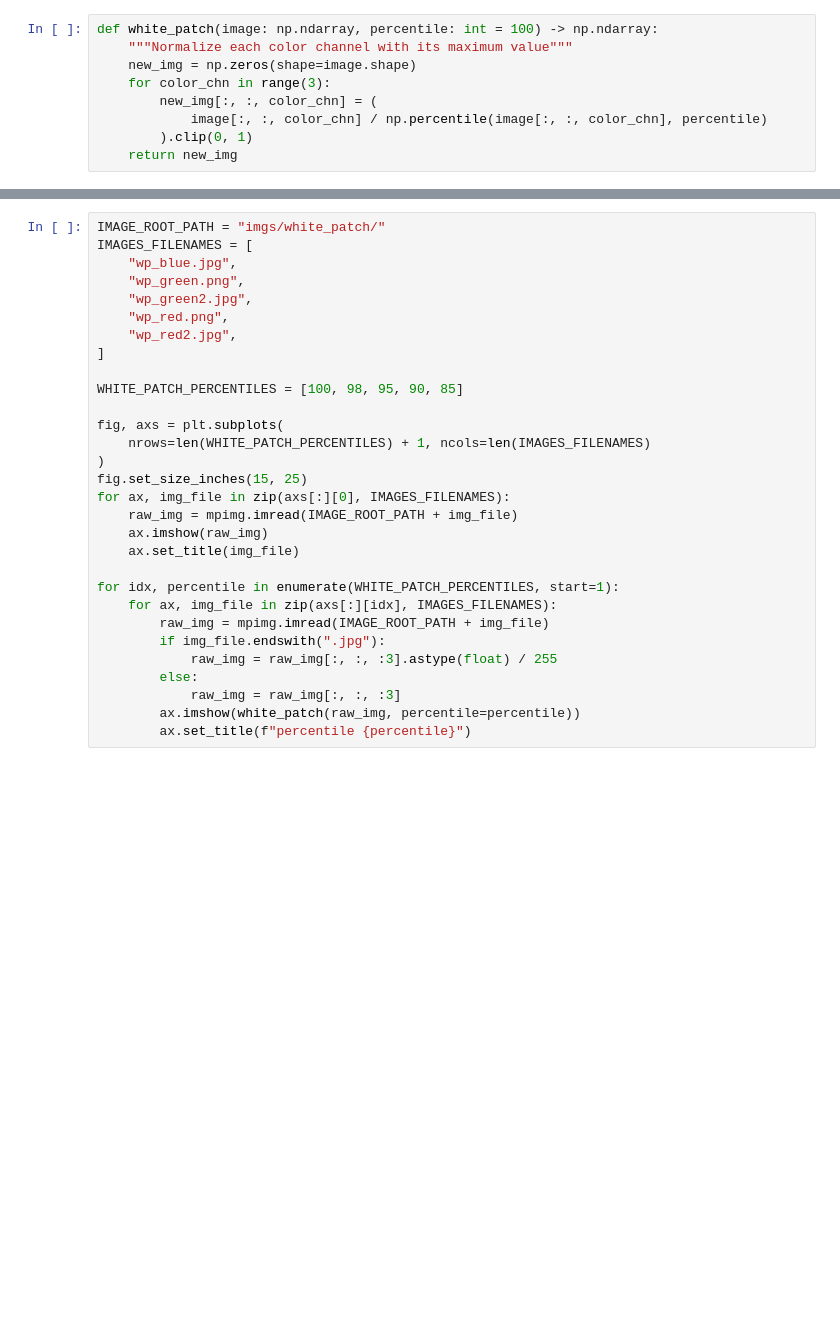
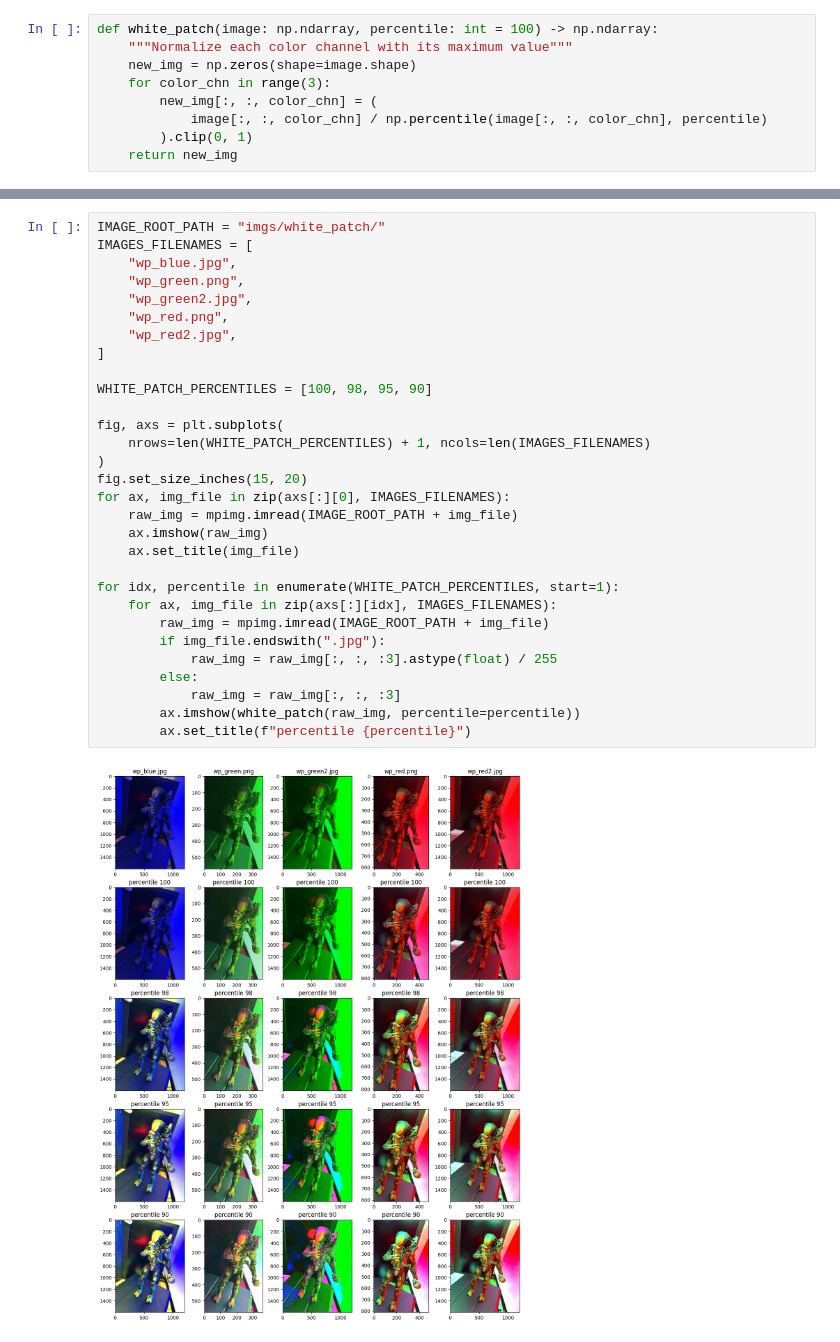
Before and after one commit to gonzafernan/ceia-vpc1, a Jupyter notebook: white_patch.ipynb, the cells around one changed output, grey strips where cells are left out. Cells and saved outputs as stored; diff of their text form; blank space fills up the shorter version.

Commit message:
Modify white patch norebook to deliver

```diff
--- a/white_patch.ipynb
+++ b/white_patch.ipynb
@@ -34,30 +51,32 @@ for ax_raw, ax_wp, img_file in zip(axs[:][0], axs[:][1], TEST_IMAGES_FILENAMES):
 # %%
 IMAGE_ROOT_PATH = "imgs/white_patch/"
 IMAGES_FILENAMES = [
     "wp_blue.jpg",
     "wp_green.png",
     "wp_green2.jpg",
     "wp_red.png",
     "wp_red2.jpg",
 ]
 
-WHITE_PATCH_PERCENTILES = [100, 98, 95, 90, 85]
+WHITE_PATCH_PERCENTILES = [100, 98, 95, 90]
 
 fig, axs = plt.subplots(
     nrows=len(WHITE_PATCH_PERCENTILES) + 1, ncols=len(IMAGES_FILENAMES)
 )
-fig.set_size_inches(15, 25)
+fig.set_size_inches(15, 20)
 for ax, img_file in zip(axs[:][0], IMAGES_FILENAMES):
     raw_img = mpimg.imread(IMAGE_ROOT_PATH + img_file)
     ax.imshow(raw_img)
     ax.set_title(img_file)
 
 for idx, percentile in enumerate(WHITE_PATCH_PERCENTILES, start=1):
     for ax, img_file in zip(axs[:][idx], IMAGES_FILENAMES):
         raw_img = mpimg.imread(IMAGE_ROOT_PATH + img_file)
         if img_file.endswith(".jpg"):
             raw_img = raw_img[:, :, :3].astype(float) / 255
         else:
             raw_img = raw_img[:, :, :3]
         ax.imshow(white_patch(raw_img, percentile=percentile))
         ax.set_title(f"percentile {percentile}")
+# %% [output]
+[figure, added]
```
Also changed, not shown: parts of 9 cells of this notebook, 2 other files.
